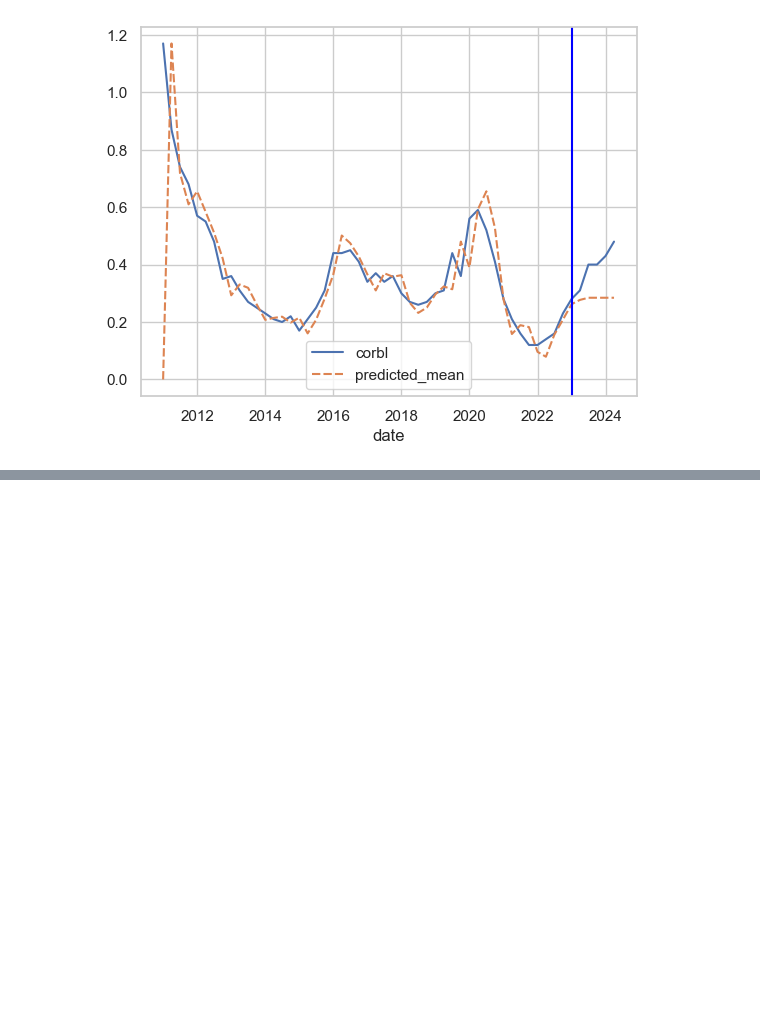
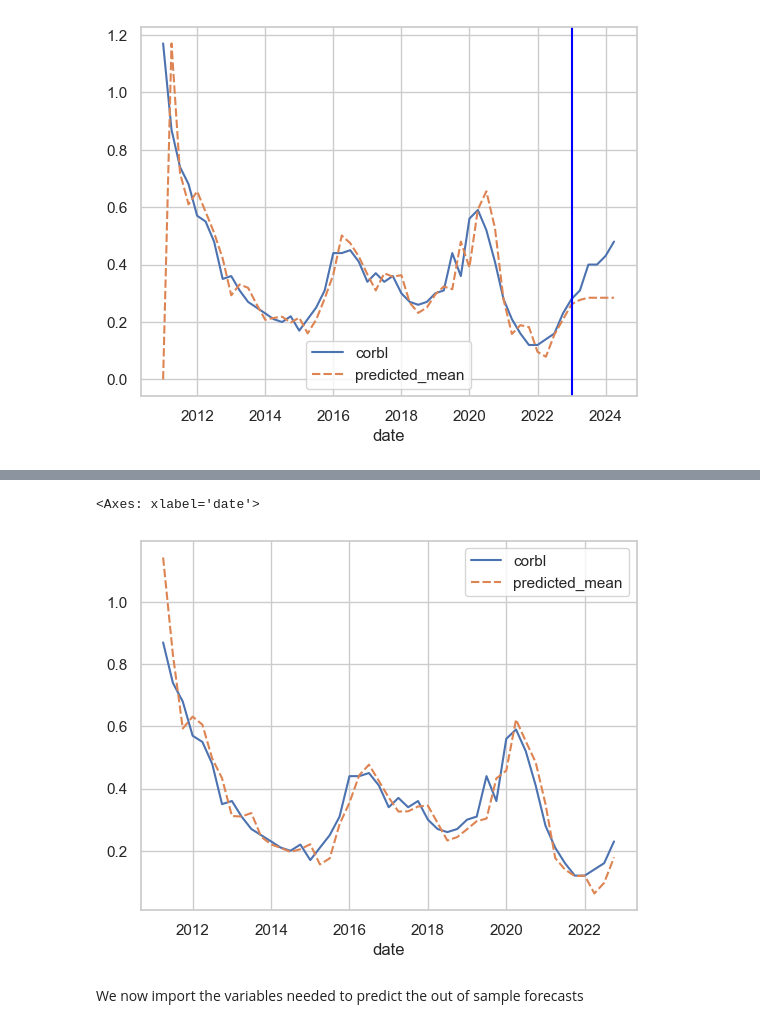
Before and after one commit to faunebl/timeseriescourse, a Jupyter notebook: ex5.ipynb, the cells around one changed output, grey strips where cells are left out. Drawn from its saved outputs; the diff is of its cells as text; code cells hidden in the pictures; blank space fills up the shorter version.

```diff
--- a/ex5.ipynb
+++ b/ex5.ipynb
@@ -148,0 +258,7 @@ We can see that there is a pretty large difference between the two
+# %%
+sns.lineplot(dep_var.filter(pl.col('date').lt(date(2023,1,1))).filter(pl.col('date').gt(date(2011,1,1))).with_columns(pl.Series(in_sample_preds[1:])).to_pandas().set_index('date'))
+# %% [output]
+<Axes: xlabel='date'>
+[figure, added]
+# %% [markdown]
+We now import the variables needed to predict the out of sample forecasts
```
Also changed, not shown: parts of 47 cells of this notebook.
